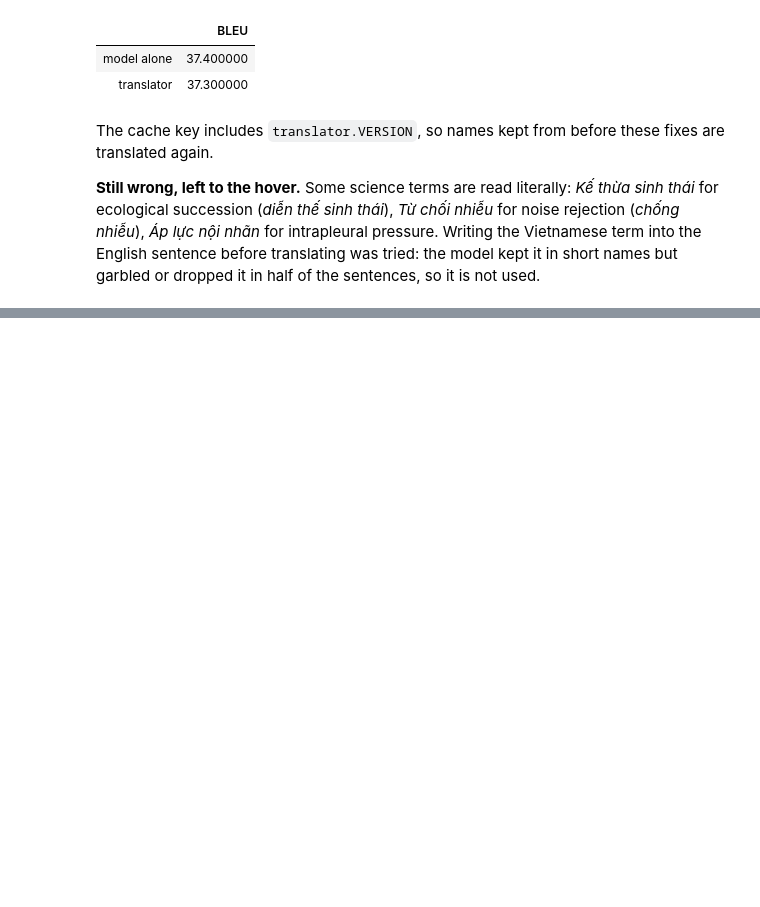
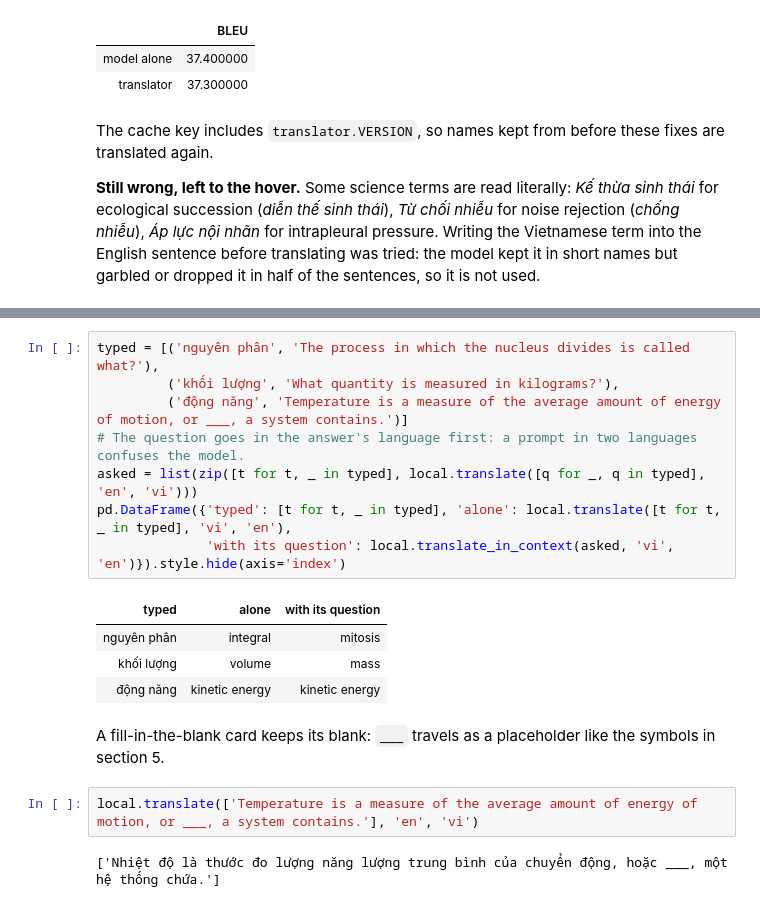
Before and after one commit to BlobaTeee/Study-Platform-Development, a Jupyter notebook: ml_pipeline/notebooks/12_translation.ipynb, the cells around one changed output, grey strips where cells are left out. Cells and saved outputs as stored; diff of their text form; blank space fills up the shorter version.

Commit message:
feat(study): flashcards and quizzes in the page language

```diff
--- a/ml_pipeline/notebooks/12_translation.ipynb
+++ b/ml_pipeline/notebooks/12_translation.ipynb
@@ -285,0 +321,19 @@ model kept it in short names but garbled or dropped it in half of the sentences,
+# %%
+typed = [('nguyên phân', 'The process in which the nucleus divides is called what?'),
+         ('khối lượng', 'What quantity is measured in kilograms?'),
+         ('động năng', 'Temperature is a measure of the average amount of energy of motion, or ___, a system contains.')]
+# The question goes in the answer's language first: a prompt in two languages confuses the model.
+asked = list(zip([t for t, _ in typed], local.translate([q for _, q in typed], 'en', 'vi')))
+pd.DataFrame({'typed': [t for t, _ in typed], 'alone': local.translate([t for t, _ in typed], 'vi', 'en'),
+              'with its question': local.translate_in_context(asked, 'vi', 'en')}).style.hide(axis='index')
+# %% [output]
+| typed | alone | with its question |
+| nguyên phân | integral | mitosis |
+| khối lượng | volume | mass |
+| động năng | kinetic energy | kinetic energy |
+# %% [markdown]
+A fill-in-the-blank card keeps its blank: `___` travels as a placeholder like the symbols in section 5.
+# %%
+local.translate(['Temperature is a measure of the average amount of energy of motion, or ___, a system contains.'], 'en', 'vi')
+# %% [output]
+['Nhiệt độ là thước đo lượng năng lượng trung bình của chuyển động, hoặc ___, một hệ thống chứa.']
```
Also changed, not shown: parts of 6 cells of this notebook, 18 other files.
